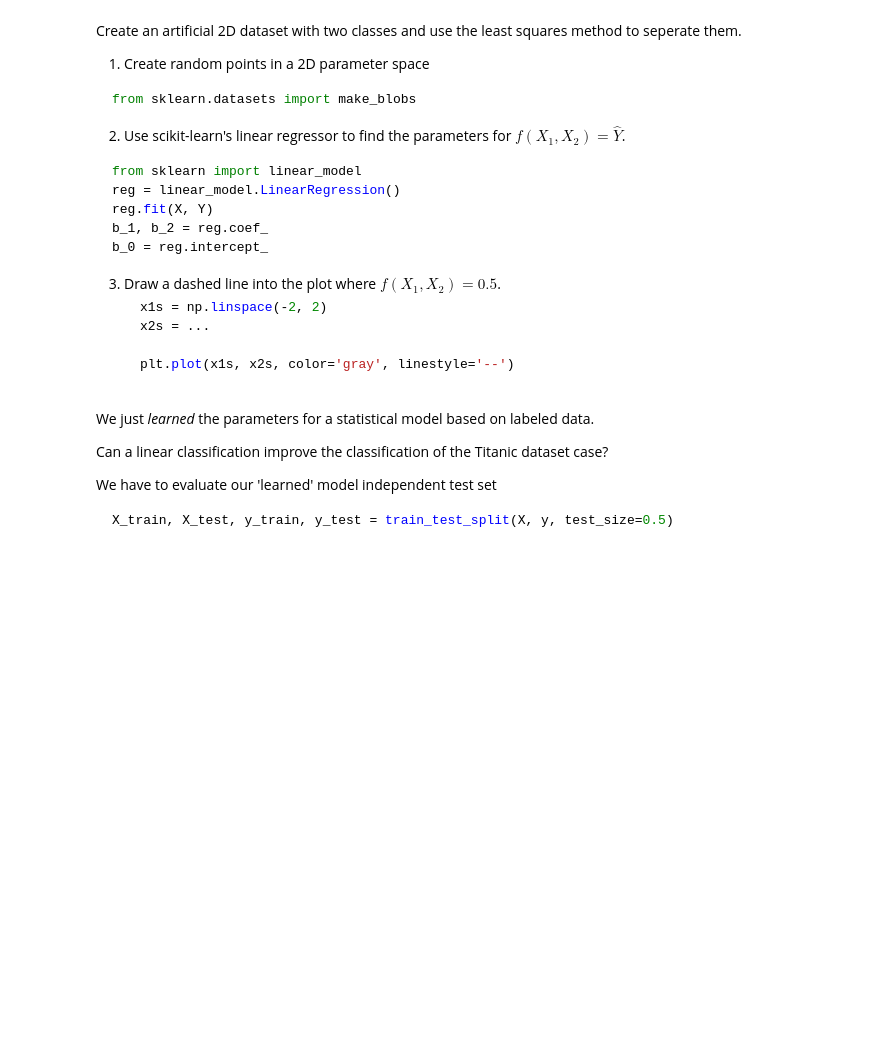
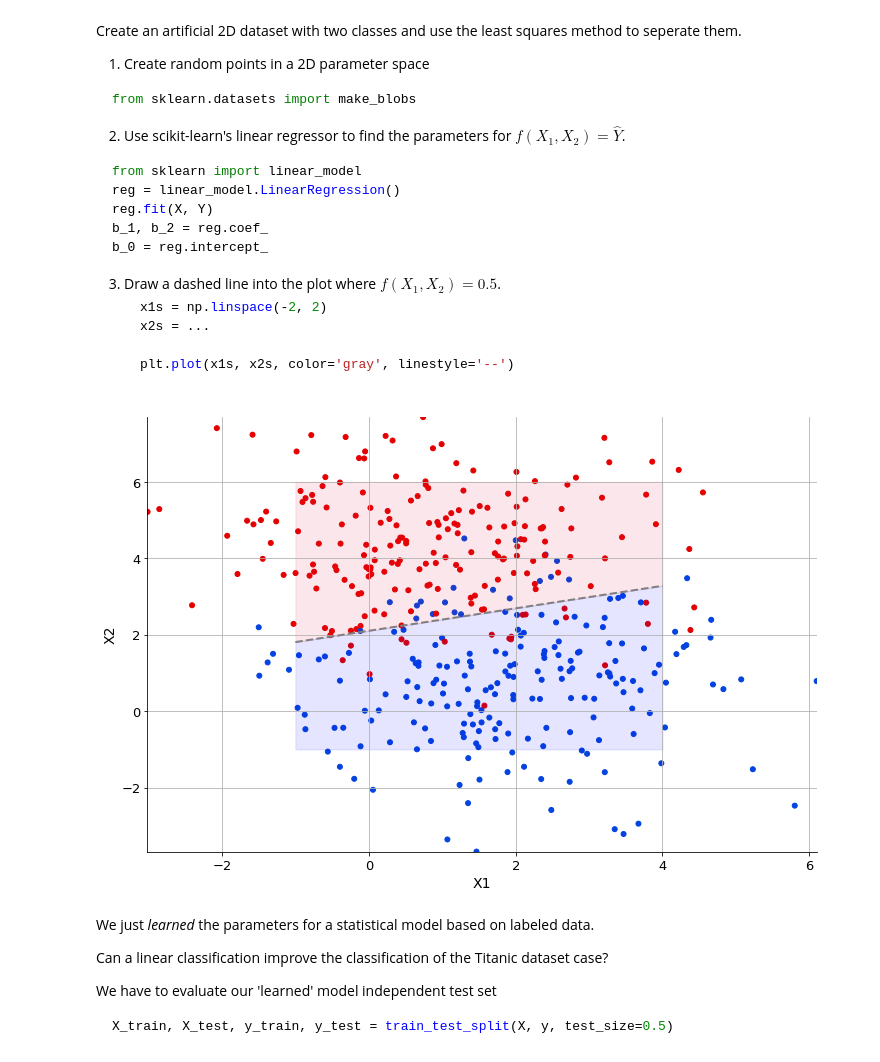
Before and after one commit to kbruegge/machine-learning-lecture, a Jupyter notebook: smd_ml.ipynb, the cells around one changed output. Drawn from its saved outputs; the diff is of its cells as text; code cells hidden in the pictures; blank space fills up the shorter version.

```diff
--- a/smd_ml.ipynb
+++ b/smd_ml.ipynb
@@ -454,34 +479,36 @@ b_0 = reg.intercept_
 import matplotlib.pyplot as plt
 import numpy as np
 from sklearn import linear_model
 from sklearn.datasets import make_blobs
 
-X, y = make_blobs(n_samples=400, centers=2, cluster_std=0.5, random_state=0)
+X, y = make_blobs(n_samples=400, centers=2, cluster_std=1.5, random_state=0)
 
 # train the linear regressor and save the coefficents
 reg = linear_model.LinearRegression()
 reg.fit(X, y)
 b_1, b_2 = reg.coef_
 b_0 = reg.intercept_
 
 # solve the function y = b_0 + b_1*X_1 + b_2 * X_2 for X2
 x1s = np.linspace(-1, 4)
 x2s = (0.5 - b_0 - b_1 * x1s) / b_2
 
 
 plt.scatter(X[:, 0], X[:, 1], s=25, c=y, cmap=discrete_cmap)
 
 
 plt.plot(x1s, x2s, color='gray', linestyle='--')
 
 plt.fill_between(x1s, x2s, 6, color='crimson', alpha=0.1)
 plt.fill_between(x1s, x2s, -1, color='blue', alpha=0.1)
 
 plt.grid()
 plt.xlabel('X1')
 plt.ylabel('X2')
 plt.margins(x=0, y=0)
 None
+# %% [output]
+[figure, added]
 # %% [markdown]
 We just *learned* the parameters for a statistical model based on labeled data.
 
```
Also changed, not shown: parts of 16 cells of this notebook.
